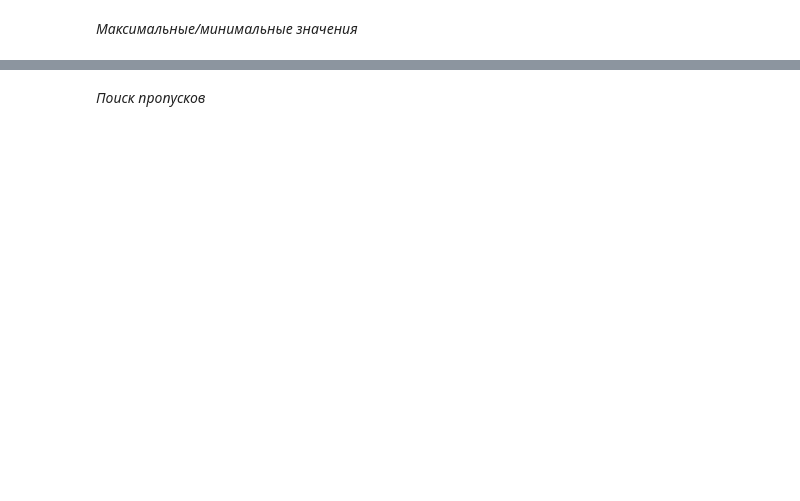
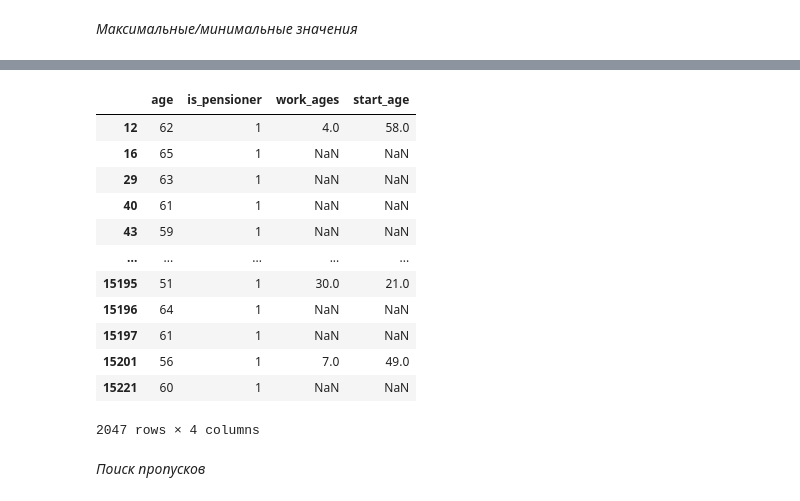
Before and after one commit to jenyadev3/TopResponders, a Jupyter notebook: Untitled2.ipynb, the cells around one changed output, grey strips where cells are left out. Cells and saved outputs as stored; diff of their text form; code cells hidden in the pictures; blank space fills up the shorter version.

```diff
--- a/Untitled2.ipynb
+++ b/Untitled2.ipynb
@@ -162,2 +399,19 @@ df = df.drop(df[df["residence_duration"] == "28101997.0"].index)
+# %%
+
+df[df["is_pensioner"] == 1][["age","is_pensioner","work_ages","start_age"]]
+# %% [output]
+|  | age | is_pensioner | work_ages | start_age |
+| 12 | 62 | 1 | 4.0 | 58.0 |
+| 16 | 65 | 1 | NaN | NaN |
+| 29 | 63 | 1 | NaN | NaN |
+| 40 | 61 | 1 | NaN | NaN |
+| 43 | 59 | 1 | NaN | NaN |
+| ... | ... | ... | ... | ... |
+| 15195 | 51 | 1 | 30.0 | 21.0 |
+| 15196 | 64 | 1 | NaN | NaN |
+| 15197 | 61 | 1 | NaN | NaN |
+| 15201 | 56 | 1 | 7.0 | 49.0 |
+| 15221 | 60 | 1 | NaN | NaN |
+2047 rows × 4 columns
 # %% [markdown]
 *Поиск пропусков*
```
Also changed, not shown: parts of 36 cells of this notebook.
